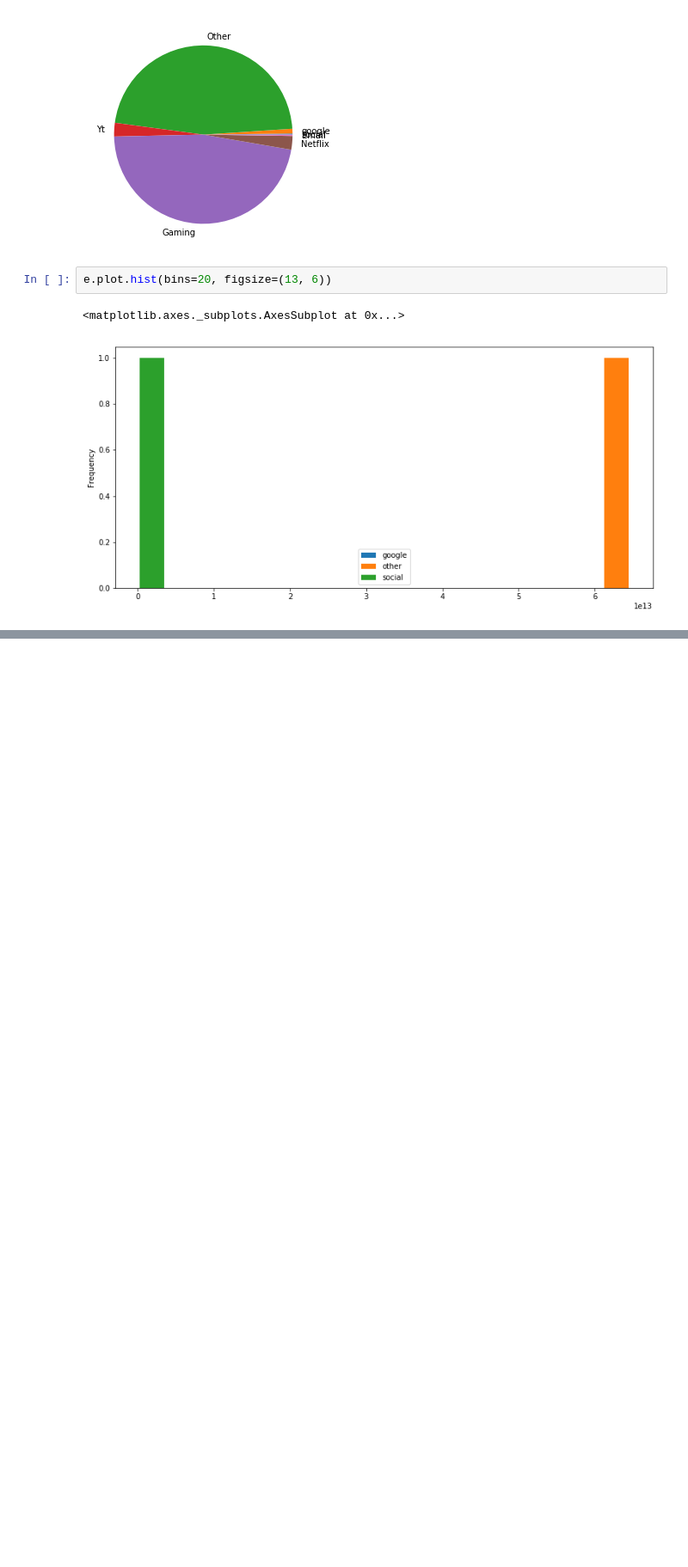
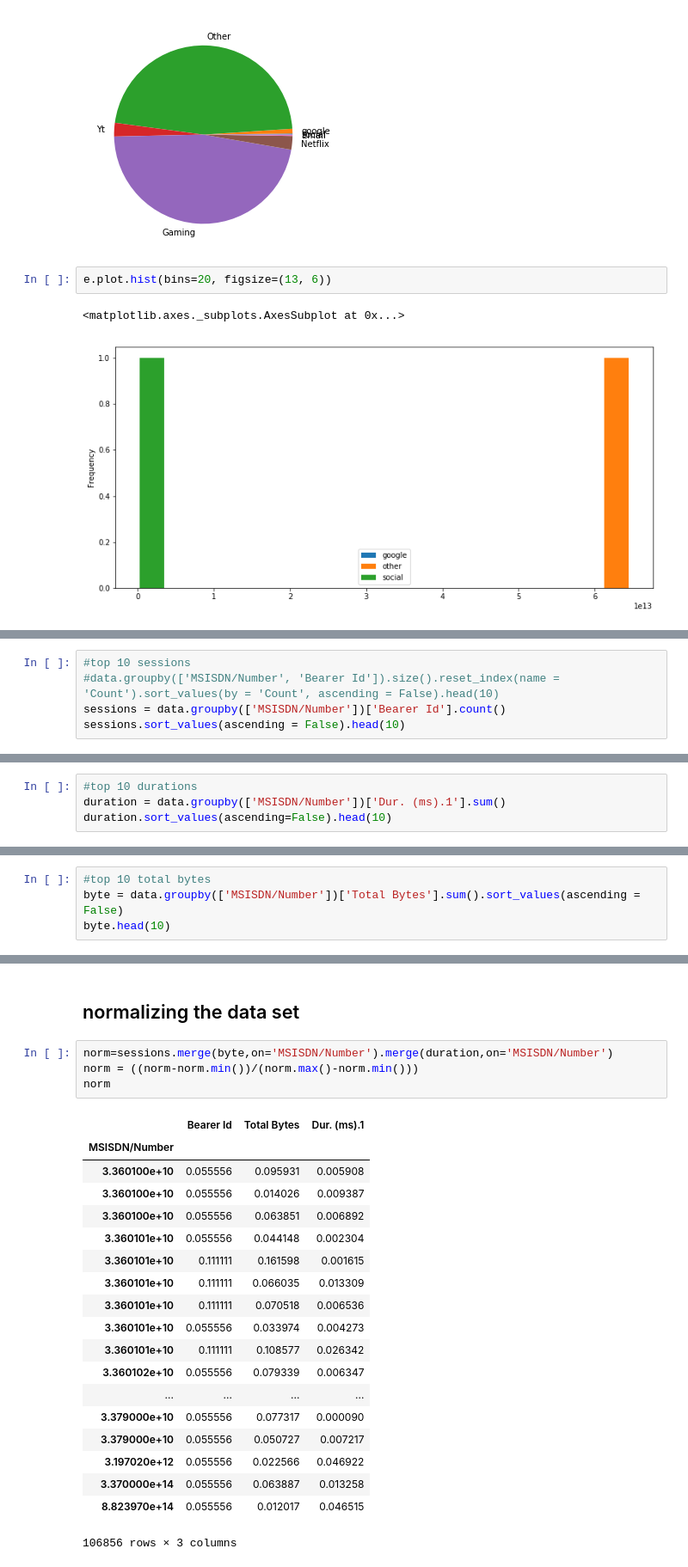
Before and after one commit to kenmbelenzi/week2, a Jupyter notebook: User-Analytics-Telecommunications-Industry.ipynb, the cells around one changed output, grey strips where cells are left out. Shown at 86% size. Drawn from its saved outputs; the diff is of its cells as text; blank space fills up the shorter version.

```diff
--- a/User-Analytics-Telecommunications-Industry.ipynb
+++ b/User-Analytics-Telecommunications-Industry.ipynb
@@ -388,0 +384,5 @@ Length: 106856, dtype: float64
+# %%
+#top 10 sessions
+#data.groupby(['MSISDN/Number', 'Bearer Id']).size().reset_index(name = 'Count').sort_values(by = 'Count', ascending = False).head(10)
+sessions = data.groupby(['MSISDN/Number'])['Bearer Id'].count()
+sessions.sort_values(ascending = False).head(10)
@@ -388,0 +402,4 @@ Length: 106856, dtype: float64
+# %%
+#top 10 durations
+duration = data.groupby(['MSISDN/Number'])['Dur. (ms).1'].sum()
+duration.sort_values(ascending=False).head(10)
@@ -388,0 +419,4 @@ Length: 106856, dtype: float64
+# %%
+#top 10 total bytes
+byte = data.groupby(['MSISDN/Number'])['Total Bytes'].sum().sort_values(ascending = False)
+byte.head(10)
@@ -388,0 +436,26 @@ Length: 106856, dtype: float64
+# %% [markdown]
+## normalizing the data set
+# %%
+norm=sessions.merge(byte,on='MSISDN/Number').merge(duration,on='MSISDN/Number')
+norm = ((norm-norm.min())/(norm.max()-norm.min()))
+norm
+# %% [output]
+|  | Bearer Id | Total Bytes | Dur. (ms).1 |
+| MSISDN/Number |  |  |  |
+| 3.360100e+10 | 0.055556 | 0.095931 | 0.005908 |
+| 3.360100e+10 | 0.055556 | 0.014026 | 0.009387 |
+| 3.360100e+10 | 0.055556 | 0.063851 | 0.006892 |
+| 3.360101e+10 | 0.055556 | 0.044148 | 0.002304 |
+| 3.360101e+10 | 0.111111 | 0.161598 | 0.001615 |
+| 3.360101e+10 | 0.111111 | 0.066035 | 0.013309 |
+| 3.360101e+10 | 0.111111 | 0.070518 | 0.006536 |
+| 3.360101e+10 | 0.055556 | 0.033974 | 0.004273 |
+| 3.360101e+10 | 0.111111 | 0.108577 | 0.026342 |
+| 3.360102e+10 | 0.055556 | 0.079339 | 0.006347 |
+| ... | ... | ... | ... |
+| 3.379000e+10 | 0.055556 | 0.077317 | 0.000090 |
+| 3.379000e+10 | 0.055556 | 0.050727 | 0.007217 |
+| 3.197020e+12 | 0.055556 | 0.022566 | 0.046922 |
+| 3.370000e+14 | 0.055556 | 0.063887 | 0.013258 |
+| 8.823970e+14 | 0.055556 | 0.012017 | 0.046515 |
+106856 rows × 3 columns
```
Also changed, not shown: parts of 21 cells of this notebook, 1 other file.
